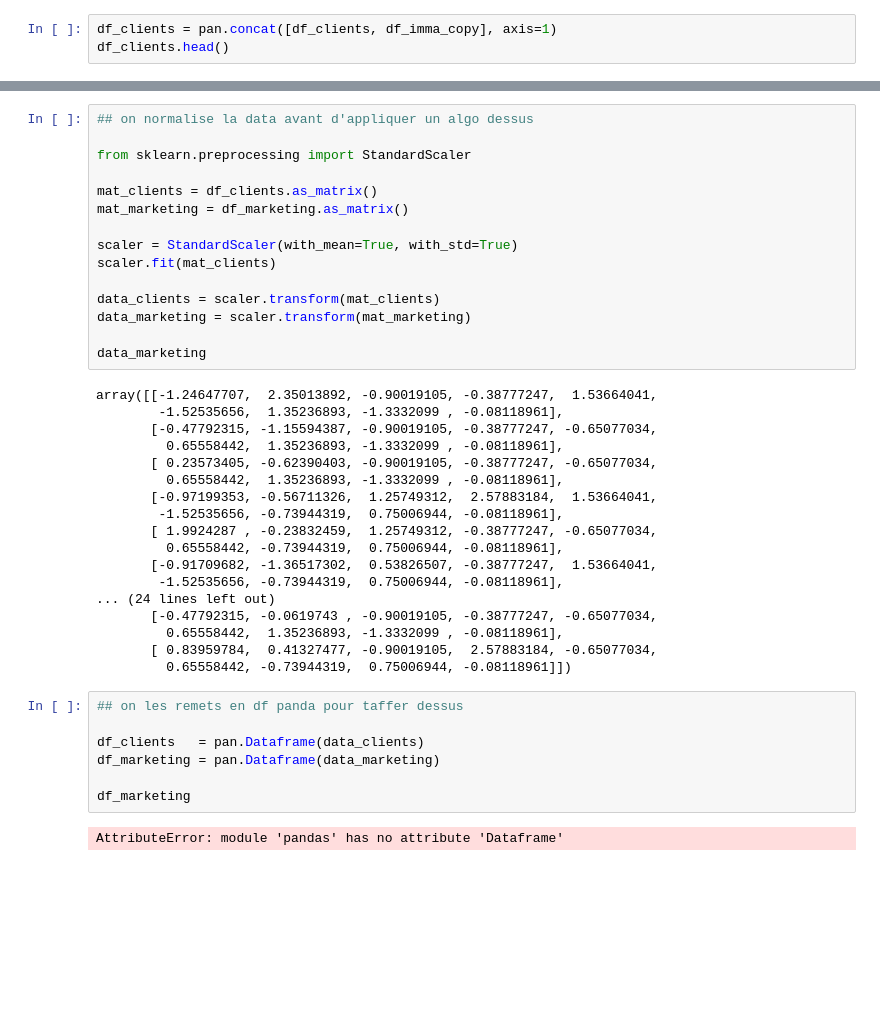
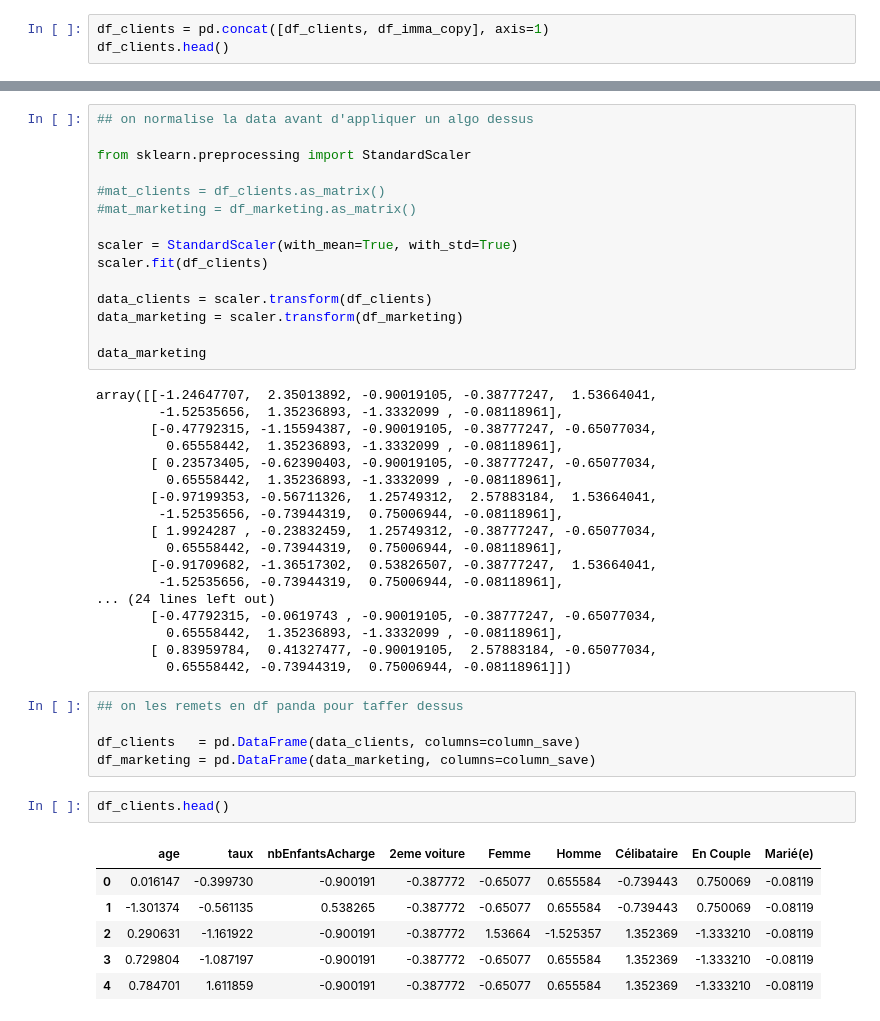
Before and after one commit to nicholas-bn/Data-Analytics-Python, a Jupyter notebook: notebook/Client_EDA.ipynb, the cells around one changed output, grey strips where cells are left out. Saved outputs shown, nothing was run; the diff lists cells and outputs as text; blank space fills up the shorter version.

Commit message:
ajout normalisation client marketing OK

```diff
--- a/notebook/Client_EDA.ipynb
+++ b/notebook/Client_EDA.ipynb
@@ -238,7 +238,7 @@ En Couple             uint8
 Marié(e)              uint8
 dtype: object
 # %%
-df_clients = pan.concat([df_clients, df_imma_copy], axis=1)
+df_clients = pd.concat([df_clients, df_imma_copy], axis=1)
 df_clients.head()
 # %% [output]
 |  | age | taux | nbEnfantsAcharge | 2eme voiture | Femme | Homme | Célibataire | En Couple | Marié(e) | ... |
@@ -336,14 +338,14 @@ df_clients.head()
 
 from sklearn.preprocessing import StandardScaler
 
-mat_clients = df_clients.as_matrix()
-mat_marketing = df_marketing.as_matrix()
+#mat_clients = df_clients.as_matrix()
+#mat_marketing = df_marketing.as_matrix()
 
 scaler = StandardScaler(with_mean=True, with_std=True)
-scaler.fit(mat_clients)
+scaler.fit(df_clients)
 
-data_clients = scaler.transform(mat_clients)
-data_marketing = scaler.transform(mat_marketing)
+data_clients = scaler.transform(df_clients)
+data_marketing = scaler.transform(df_marketing)
 
 data_marketing
 # %% [output]
@@ -367,9 +369,14 @@ array([[-1.24647707,  2.35013892, -0.90019105, -0.38777247,  1.53664041,
 # %%
 ## on les remets en df panda pour taffer dessus
 
-df_clients   = pan.Dataframe(data_clients)
-df_marketing = pan.Dataframe(data_marketing)
-
-df_marketing
+df_clients   = pd.DataFrame(data_clients, columns=column_save)
+df_marketing = pd.DataFrame(data_marketing, columns=column_save)
-# %% [output]
-AttributeError: module 'pandas' has no attribute 'Dataframe'
+# %%
+df_clients.head()
+# %% [output]
+|  | age | taux | nbEnfantsAcharge | 2eme voiture | Femme | Homme | Célibataire | En Couple | Marié(e) |
+| 0 | 0.016147 | -0.399730 | -0.900191 | -0.387772 | -0.65077 | 0.655584 | -0.739443 | 0.750069 | -0.08119 |
+| 1 | -1.301374 | -0.561135 | 0.538265 | -0.387772 | -0.65077 | 0.655584 | -0.739443 | 0.750069 | -0.08119 |
+| 2 | 0.290631 | -1.161922 | -0.900191 | -0.387772 | 1.53664 | -1.525357 | 1.352369 | -1.333210 | -0.08119 |
+| 3 | 0.729804 | -1.087197 | -0.900191 | -0.387772 | -0.65077 | 0.655584 | 1.352369 | -1.333210 | -0.08119 |
+| 4 | 0.784701 | 1.611859 | -0.900191 | -0.387772 | -0.65077 | 0.655584 | 1.352369 | -1.333210 | -0.08119 |
```
Also changed, not shown: parts of 10 cells of this notebook.
